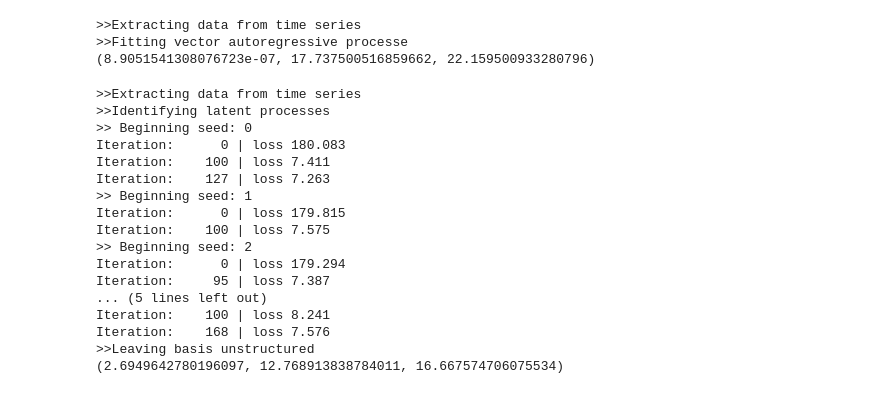
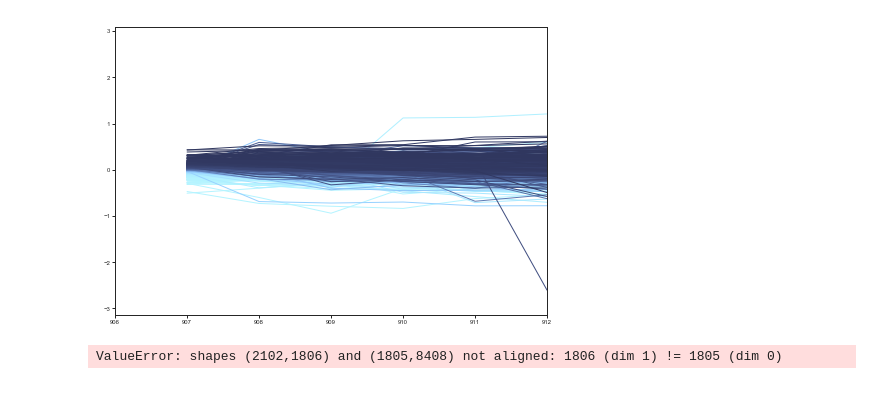
Before and after one commit to altaetran/lpa, a Jupyter notebook: ipython_examples/finance.ipynb, the cells around one changed output. Saved outputs shown, nothing was run; the diff lists cells and outputs as text; code cells hidden in the pictures.

```diff
--- a/ipython_examples/finance.ipynb
+++ b/ipython_examples/finance.ipynb
@@ -35,0 +49,10 @@ plt.show()
+# %%
+n_components = 100
+n_lags = 1
+lp = lpa.LPA(n_components,n_lags,verbose=True,basis='causal',approximate=False,n_seed=1,basis_opts={'kappa':10.,'max_iter':1000})
+X_lat = lp.fit_predict_latent(X_train)
+train_err = lp.one_step_rmse(X_train)
+val_err = lp.one_step_rmse(X_val)
+
+print('Training error: '+"{0:05f}".format(train_err))
+print('Validation error: '+"{0:05f}".format(val_err))
@@ -35,0 +111,16 @@ plt.show()
+# %%
+best_lp = None
+best_err = 1e64
+best_params = None
+
+for n_lags in [1,2,3,4,5]:
+    for n_components in [1,10,50,100,200,300,400,500]:
+        print (n_components, n_lags)
+        lp = lpa.LPA(n_components,n_lags,verbose=False,basis='unstructured',n_seed=10)
+        lp.fit(X_train)
+        val_err = lp.one_step_rmse(X_val)
+        print(val_err)
+        if val_err < best_err:
+            best_params = (n_components,n_lags)
+            best_lp = lp
+            best_err = val_err
@@ -36,42 +172,21 @@ plt.show()
+# %%
+stds = np.std(X_train,axis=1)
+T_pred, X_pred, X_lat_pred = lp.predict_traj(T_train,X_train/stds[:,np.newaxis],T_val[-1])
+
+X_pred *= stds[:,np.newaxis]
+
+residuals = X_pred[:,1:]-X_val
+pt.plot_series(T_val,residuals)
+plt.xlim([T_val[0]-1,T_val[5]])
+plt.show()
+# %% [output]
+[figure, added]
 # %%
 # Let's fit a standard vector autoregressive model
-n_lags = 2
-va = lpa.VAR(n_lags)
+n_lags = 4
+va = lpa.VAR(n_lags,forward_backward=True)
 va.fit(X_train)
 train_err = va.one_step_rmse(X_train)
 val_err = va.one_step_rmse(X_val)
-test_err = va.one_step_rmse(X_test)
-
-print(train_err, val_err, test_err)
 # %% [output]
->>Extracting data from time series
->>Fitting vector autoregressive processe
-(8.9051541308076723e-07, 17.737500516859662, 22.159500933280796)
+ValueError: shapes (2102,1806) and (1805,8408) not aligned: 1806 (dim 1) != 1805 (dim 0)
-# %%
-n_components = 50
-n_lags = 2
-lp = lpa.LPA(n_components,n_lags,verbose=True,basis='unstructured',approximate=False)
-X_lat = lp.fit_predict_latent(X_train)
-train_err = lp.one_step_rmse(X_train)
-val_err = lp.one_step_rmse(X_val)
-test_err = lp.one_step_rmse(X_test)
-
-print(train_err, val_err, test_err)
-# %% [output]
->>Extracting data from time series
->>Identifying latent processes
->> Beginning seed: 0
-Iteration:      0 | loss 180.083
-Iteration:    100 | loss 7.411
-Iteration:    127 | loss 7.263
->> Beginning seed: 1
-Iteration:      0 | loss 179.815
-Iteration:    100 | loss 7.575
->> Beginning seed: 2
-Iteration:      0 | loss 179.294
-Iteration:     95 | loss 7.387
-... (5 lines left out)
-Iteration:    100 | loss 8.241
-Iteration:    168 | loss 7.576
->>Leaving basis unstructured
-(2.6949642780196097, 12.768913838784011, 16.667574706075534)
```
Also changed, not shown: parts of 22 cells of this notebook, 12 other files.
